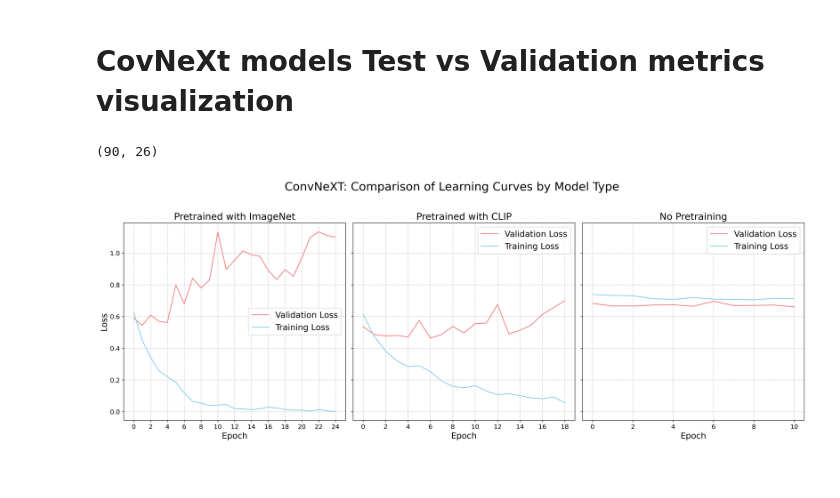
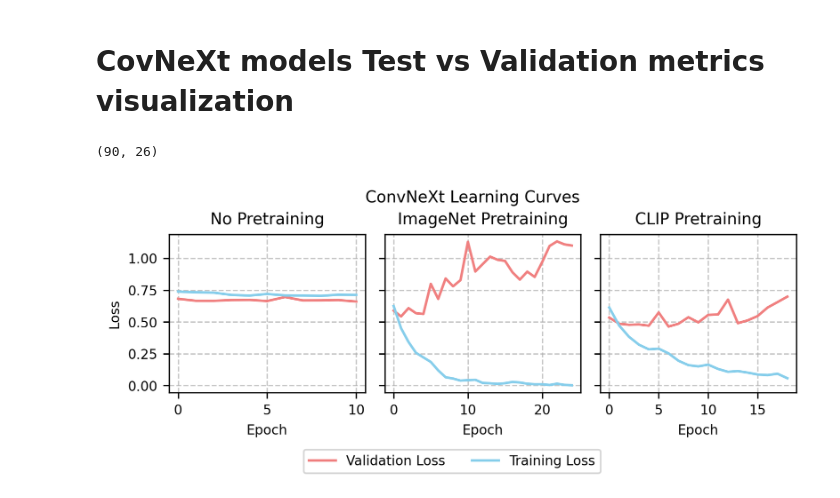
Before and after one commit to Deepfake-Detection-KKO/deepfake-detection, a Jupyter notebook: experiment_result_viz.ipynb, the cells around one changed output. Saved outputs shown, nothing was run; the diff lists cells and outputs as text; code cells hidden in the pictures.

Commit message:
adjusting plots for reports

```diff
--- a/experiment_result_viz.ipynb
+++ b/experiment_result_viz.ipynb
@@ -65,3 +65,5 @@ StepLR                         405
 dtype: int64
 # %% [markdown]
 # CovNeXt models Test vs Validation metrics visualization
+# %%
+plt.rcParams['font.size'] = 8
@@ -68,21 +151,21 @@ dtype: int64
 # %%
 # Define model names
-model_type_1 = 'ConvNeXt-base-pretrained'
-model_type_2 = 'ConvNeXt-base-pretrained-clip'
-model_type_3 = 'ConvNeXt-base-scratch'
+model_type_1 = 'ConvNeXt-base-scratch'
+model_type_2 = 'ConvNeXt-base-pretrained'
+model_type_3 = 'ConvNeXt-base-pretrained-clip'
 
 # Configuration for Plotting
 OUTPUT_DIR = "performance_plots"
 os.makedirs(OUTPUT_DIR, exist_ok=True)
-FIGURE_WIDTH = 21
-FIGURE_HEIGHT = FIGURE_WIDTH * 0.35 # Adjusted height to maintain aspect ratio
-FONTSIZE_TITLE = 20
-FONTSIZE_SUBPLOT_TITLE = 18
-FONTSIZE_LABELS = 16
-FONTSIZE_TICKS = 12
-FONTSIZE_LEGEND = 16
+FIGURE_WIDTH = 6.75
+FIGURE_HEIGHT = 3.25 * 0.65 # Adjusted height to maintain aspect ratio
+# FONTSIZE_TITLE = 20
+# FONTSIZE_SUBPLOT_TITLE = 18
+# FONTSIZE_LABELS = 16
+# FONTSIZE_TICKS = 12
+# FONTSIZE_LEGEND = 16
 DPI = 300
-TICK_INTERVAL = 2
+TICK_INTERVAL = 5
 # Create the figure and two subplots side-by-side
 fig, axes = plt.subplots(1, 3, figsize=(FIGURE_WIDTH, FIGURE_HEIGHT), dpi=DPI, sharey=True)
 
@@ -101,14 +184,14 @@ NUM_EPOCHS = val_loss_history_cov.index(None) # Capture numerical vals and disre
 # Plot on the first subplot (axes[0])
 axes[0].plot(val_loss_history_cov, label='Validation Loss', color='lightcoral')
 axes[0].plot(train_loss_history_cov, label='Training Loss', color='skyblue')
-axes[0].set_xticks(np.arange(0, NUM_EPOCHS, TICK_INTERVAL)) # Set ticks for each epoch
-axes[0].set_title(f'Pretrained with ImageNet', fontsize=FONTSIZE_SUBPLOT_TITLE)
-axes[0].set_xlabel('Epoch', fontsize=FONTSIZE_LABELS)
-axes[0].set_ylabel('Loss', fontsize=FONTSIZE_LABELS)
-axes[0].tick_params(axis='x', labelsize=FONTSIZE_TICKS)
-axes[0].tick_params(axis='y', labelsize=FONTSIZE_TICKS)
+# axes[0].set_xticks(np.arange(0, NUM_EPOCHS, TICK_INTERVAL)) # Set ticks for each epoch
+axes[0].set_title(f'No Pretraining')
+axes[0].set_xlabel('Epoch')
+axes[0].set_ylabel('Loss')
+axes[0].tick_params(axis='x')
+axes[0].tick_params(axis='y')
 axes[0].grid(axis='both', linestyle='--', alpha=0.7)
-axes[0].legend(fontsize=FONTSIZE_LEGEND)
+# axes[0].legend()
 
 ## Subplot 2
 # Process and Plot for Model Type 2: CovNeXt-50-pretrained-clip
@@ -123,62 +206,60 @@ val_loss_history_cov_clip = ast.literal_eval(best_cov_clip_model_row['val_loss_h
 NUM_EPOCHS = val_loss_history_cov_clip.index(None)
 
 # Plot on the second subplot (axes[1])
-axes[1].plot(val_loss_history_cov_clip, label='Validation Loss', color='lightcoral')
-axes[1].plot(train_loss_history_cov_clip, label='Training Loss', color='skyblue')
-axes[1].set_xticks(np.arange(0, NUM_EPOCHS, TICK_INTERVAL))
-axes[1].set_title('Pretrained with CLIP', fontsize=FONTSIZE_SUBPLOT_TITLE)
-axes[1].set_xlabel('Epoch', fontsize=FONTSIZE_LABELS)
+axes[1].plot(val_loss_history_cov_clip, color='lightcoral')
+axes[1].plot(train_loss_history_cov_clip, color='skyblue')
+# axes[1].set_xticks(np.arange(0, NUM_EPOCHS, TICK_INTERVAL))
+axes[1].set_title('ImageNet Pretraining')
+axes[1].set_xlabel('Epoch')
 # axes[1].set_ylabel('Loss', fontsize=FONTSIZE_LABELS)
-axes[1].tick_params(axis='x', labelsize=FONTSIZE_TICKS)
-axes[1].tick_params(axis='y', labelsize=FONTSIZE_TICKS)
+axes[1].tick_params(axis='x')
+axes[1].tick_params(axis='y')
 axes[1].grid(axis='both', linestyle='--', alpha=0.7)
-axes[1].legend(fontsize=FONTSIZE_LEGEND)
+# axes[1].legend()
 
-# Add a main title for the entire figure
-fig.suptitle('Comparison of Learning Curves by Model Type', fontsize=FONTSIZE_TITLE + 2)
 
-# Adjust layout to prevent overlapping elements
-plt.tight_layout(rect=[0.05, 0.03, 0.95, 0.95])
 
 # Save and display the plot
 # plt.savefig(os.path.join(OUTPUT_DIR, "learning_curves_comparison.png"), bbox_inches='tight')
 
 ## Subplot 3
 # Process and Plot for Model Type 2: CovNeXt-50-pretrained-clip
 cov_sc_df = experiment_results[experiment_results['model'] == model_type_3]
 print(cov_sc_df.shape)
 # Get the best model based on validation accuracy
 best_cov_sc_model_row = cov_sc_df.sort_values(by=['val_acc', 'val_roc_auc'], ascending=False).iloc[0]
 
 # Extract and convert history data
 train_loss_history_cov_clip = ast.literal_eval(best_cov_sc_model_row['train_loss_history'])
 val_loss_history_cov_clip = ast.literal_eval(best_cov_sc_model_row['val_loss_history'])
 NUM_EPOCHS = val_loss_history_cov_clip.index(None)
 
 # Plot on the second subplot (axes[1])
-axes[2].plot(val_loss_history_cov_clip, label='Validation Loss', color='lightcoral')
-axes[2].plot(train_loss_history_cov_clip, label='Training Loss', color='skyblue')
-axes[2].set_xticks(np.arange(0, NUM_EPOCHS, TICK_INTERVAL))
-axes[2].set_title(f'No Pretraining', fontsize=FONTSIZE_SUBPLOT_TITLE)
-axes[2].set_xlabel('Epoch', fontsize=FONTSIZE_LABELS)
+axes[2].plot(val_loss_history_cov_clip, color='lightcoral')
+axes[2].plot(train_loss_history_cov_clip, color='skyblue')
+# axes[2].set_xticks(np.arange(0, NUM_EPOCHS, TICK_INTERVAL))
+axes[2].set_title(f'CLIP Pretraining')
+axes[2].set_xlabel('Epoch')
 # axes[2].set_ylabel('Loss', fontsize=FONTSIZE_LABELS)
-axes[2].tick_params(axis='x', labelsize=FONTSIZE_TICKS)
-axes[2].tick_params(axis='y', labelsize=FONTSIZE_TICKS)
+axes[2].tick_params(axis='x')
+axes[2].tick_params(axis='y')
 axes[2].grid(axis='both', linestyle='--', alpha=0.7)
-axes[2].legend(fontsize=FONTSIZE_LEGEND)
+# axes[2].legend()
 
+fig.legend(loc = 'lower center', ncol = 2, )
 # Add a main title for the entire figure
-fig.suptitle(f'ConvNeXT: Comparison of Learning Curves by Model Type', fontsize=FONTSIZE_TITLE + 2)
+fig.suptitle(f'ConvNeXt Learning Curves', y = 1.125)
 
-# Adjust layout to prevent overlapping elements
-plt.tight_layout(rect=[0.05, 0.03, 0.95, 0.95])
+# Adjust layout
+# plt.tight_layout(rect=[0.05, 0.03, 0.95, 0.95])
+plt.subplots_adjust(bottom = 0.325, top = 0.95, wspace = 0.1)
 
 # Save and display the plot
-plt.savefig(os.path.join(OUTPUT_DIR, "learning_curves_comparison.png"), bbox_inches='tight')
+plt.savefig(os.path.join(OUTPUT_DIR, "learning_curves_by_model_type.png"), bbox_inches='tight')
 plt.show()
 # %% [output]
 (90, 26)
-[figure, old version]
+[figure, new version]
 # %%
 # Define the common model type to compare optimizers for
 common_model_type = 'ConvNeXt-base-pretrained-clip' # Or pick ConvNeXt-base, ViT-B-32, etc.
```
Also changed, not shown: parts of 3 cells of this notebook, 7 other files.
